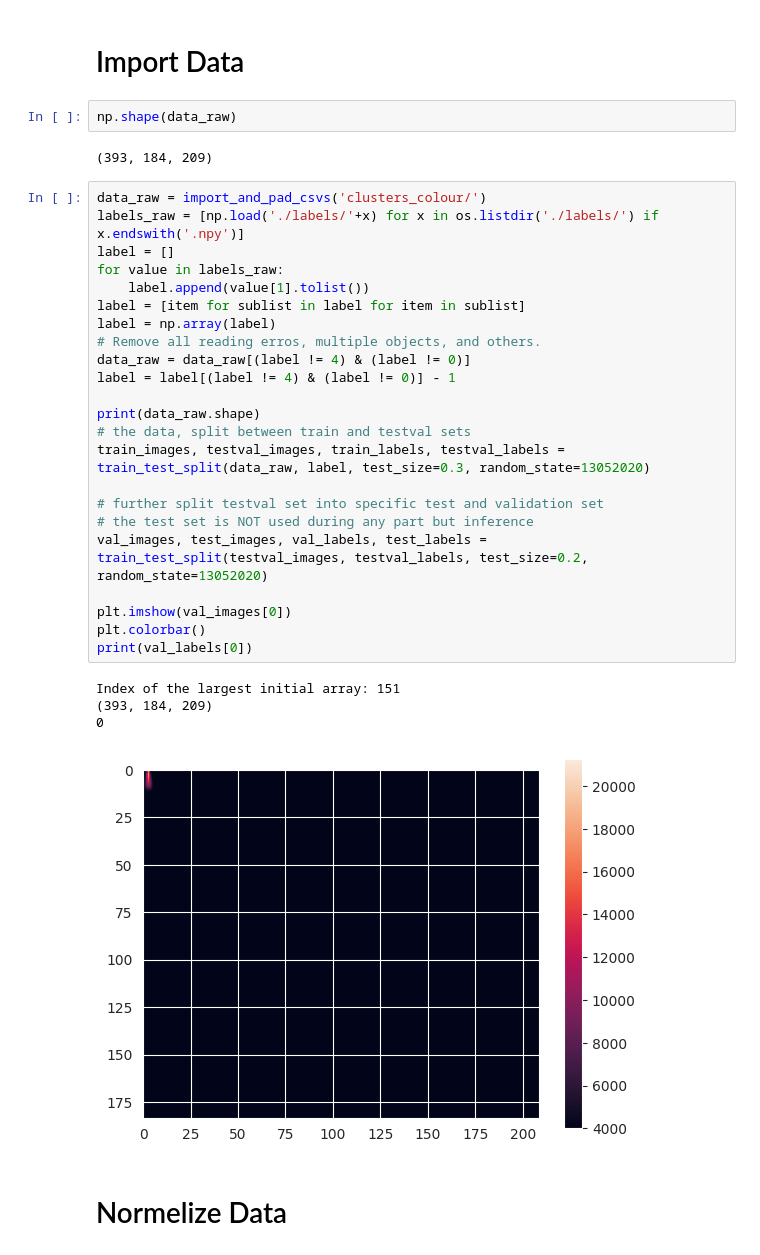
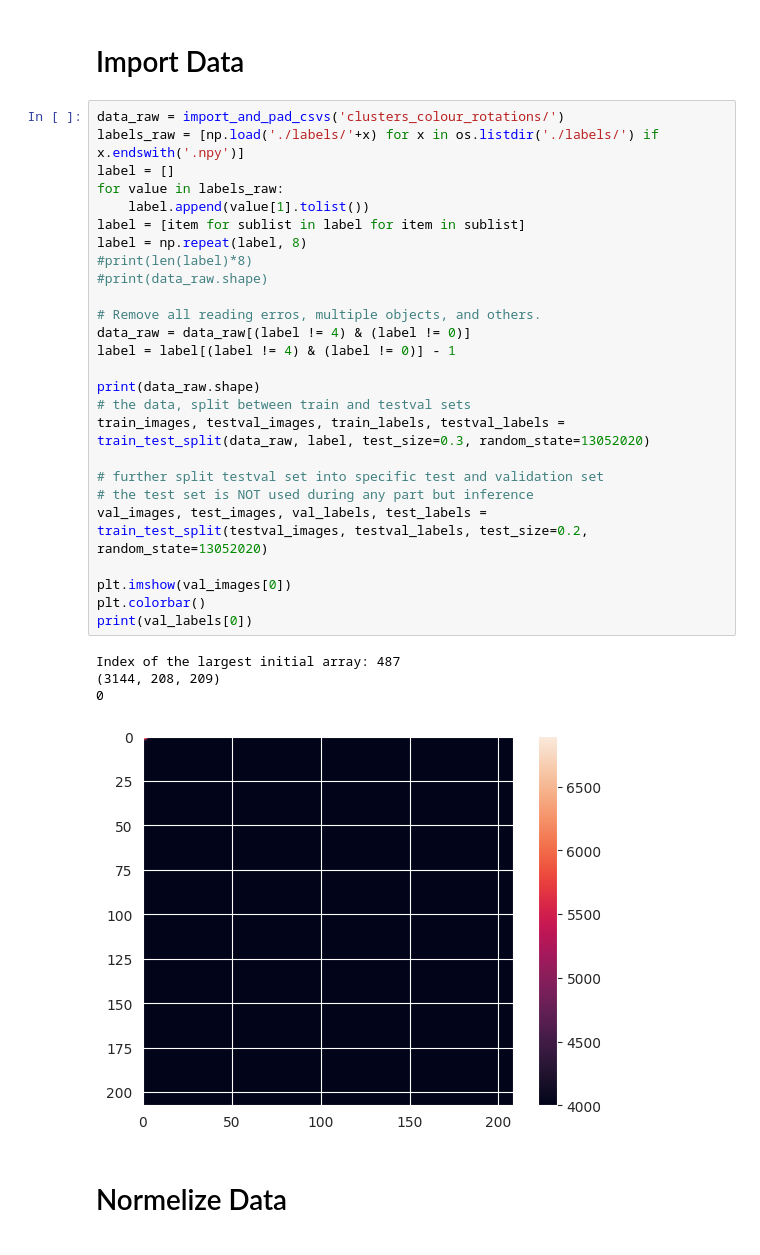
Before and after one commit to AsbjornPreuss/AppMLFinalProject, a Jupyter notebook: CNN.ipynb, the cells around one changed output. Cells and saved outputs as stored; diff of their text form.

Commit message:
Now with rotated images

```diff
--- a/CNN.ipynb
+++ b/CNN.ipynb
@@ -63,38 +64,37 @@ def import_and_pad_csvs(folder_path):
     return combined_array
 # %% [markdown]
 # Import Data
-# %%
-np.shape(data_raw)
-# %% [output]
-(393, 184, 209)
 # %%
-data_raw = import_and_pad_csvs('clusters_colour/')
+data_raw = import_and_pad_csvs('clusters_colour_rotations/')
 labels_raw = [np.load('./labels/'+x) for x in os.listdir('./labels/') if x.endswith('.npy')]
 label = []
 for value in labels_raw:
     label.append(value[1].tolist())
 label = [item for sublist in label for item in sublist]
-label = np.array(label)
+label = np.repeat(label, 8)
+#print(len(label)*8)
+#print(data_raw.shape)
+
 # Remove all reading erros, multiple objects, and others.
 data_raw = data_raw[(label != 4) & (label != 0)]
 label = label[(label != 4) & (label != 0)] - 1
 
 print(data_raw.shape)
 # the data, split between train and testval sets
 train_images, testval_images, train_labels, testval_labels = train_test_split(data_raw, label, test_size=0.3, random_state=13052020)
 
 # further split testval set into specific test and validation set
 # the test set is NOT used during any part but inference
 val_images, test_images, val_labels, test_labels = train_test_split(testval_images, testval_labels, test_size=0.2, random_state=13052020)
 
 plt.imshow(val_images[0])
 plt.colorbar()
 print(val_labels[0])
 # %% [output]
-Index of the largest initial array: 151
-(393, 184, 209)
+Index of the largest initial array: 487
+(3144, 208, 209)
 0
-[figure, old version]
+[figure, new version]
 # %% [markdown]
 # Normelize Data
 # %%
```
Also changed, not shown: parts of 4 cells of this notebook.
